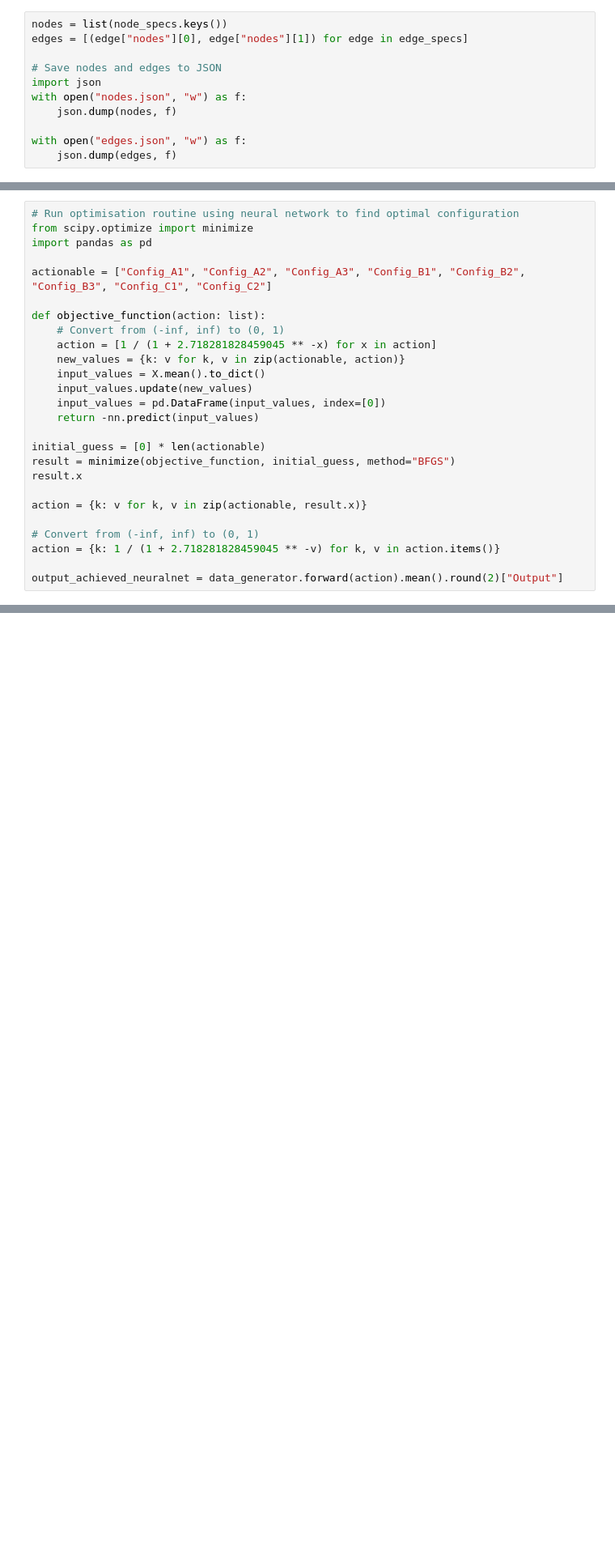
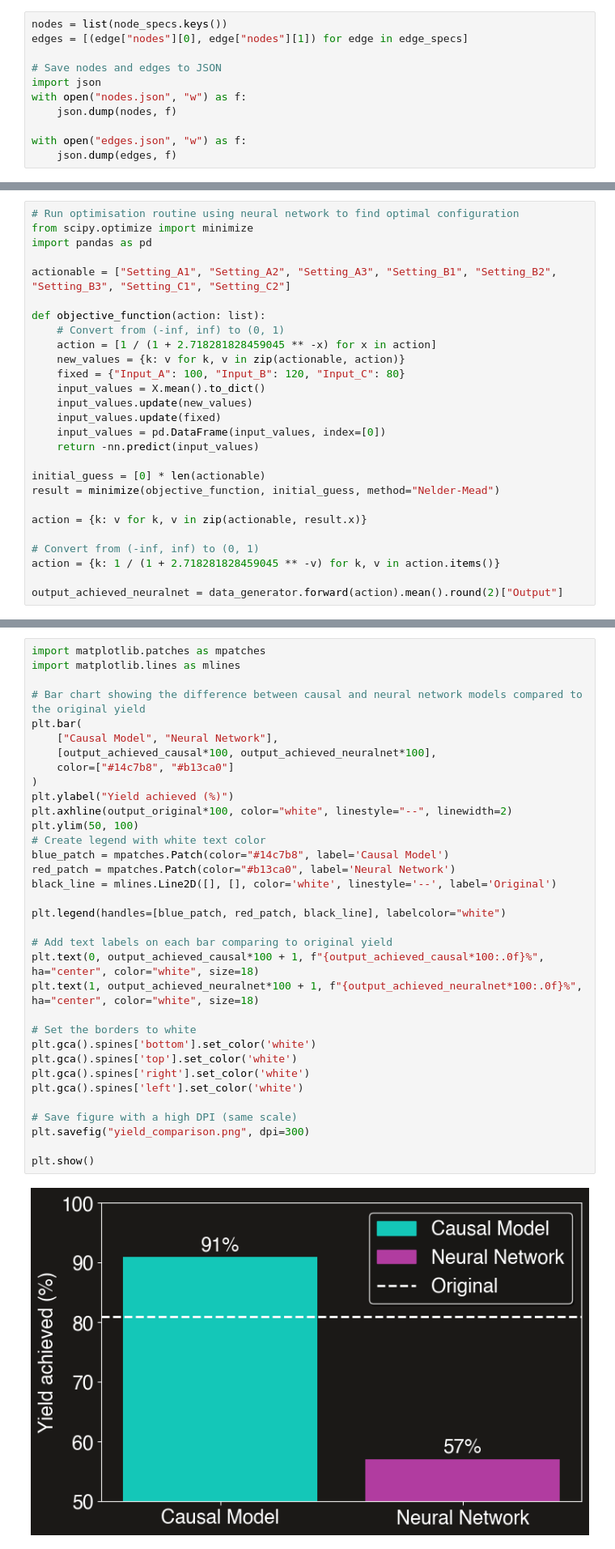
Before and after one commit to causalabs/causadb-examples, a Jupyter notebook: python/production_line/data.ipynb, the cells around one changed output, grey strips where cells are left out. Shown at 81% size. Drawn from its saved outputs; the diff is of its cells as text; blank space fills up the shorter version.

```diff
--- a/python/production_line/data.ipynb
+++ b/python/production_line/data.ipynb
@@ -141,20 +166,21 @@ output_original = data.head().mean().round(2)["Output"]
 from scipy.optimize import minimize
 import pandas as pd
 
-actionable = ["Config_A1", "Config_A2", "Config_A3", "Config_B1", "Config_B2", "Config_B3", "Config_C1", "Config_C2"]
+actionable = ["Setting_A1", "Setting_A2", "Setting_A3", "Setting_B1", "Setting_B2", "Setting_B3", "Setting_C1", "Setting_C2"]
 
 def objective_function(action: list):
     # Convert from (-inf, inf) to (0, 1)
     action = [1 / (1 + 2.718281828459045 ** -x) for x in action]
     new_values = {k: v for k, v in zip(actionable, action)}
+    fixed = {"Input_A": 100, "Input_B": 120, "Input_C": 80}
     input_values = X.mean().to_dict()
     input_values.update(new_values)
+    input_values.update(fixed)
     input_values = pd.DataFrame(input_values, index=[0])
     return -nn.predict(input_values)
 
 initial_guess = [0] * len(actionable)
-result = minimize(objective_function, initial_guess, method="BFGS")
-result.x
+result = minimize(objective_function, initial_guess, method="Nelder-Mead")
 
 action = {k: v for k, v in zip(actionable, result.x)}
 
@@ -170,0 +199,36 @@ print(f"Output achieved using neural network: {output_achieved_neuralnet}")
+# %%
+import matplotlib.patches as mpatches
+import matplotlib.lines as mlines
+
+# Bar chart showing the difference between causal and neural network models compared to the original yield
+plt.bar(
+    ["Causal Model", "Neural Network"],
+    [output_achieved_causal*100, output_achieved_neuralnet*100],
+    color=["#14c7b8", "#b13ca0"]
+)
+plt.ylabel("Yield achieved (%)")
+plt.axhline(output_original*100, color="white", linestyle="--", linewidth=2)
+plt.ylim(50, 100)
+# Create legend with white text color
+blue_patch = mpatches.Patch(color="#14c7b8", label='Causal Model')
+red_patch = mpatches.Patch(color="#b13ca0", label='Neural Network')
+black_line = mlines.Line2D([], [], color='white', linestyle='--', label='Original')
+
+plt.legend(handles=[blue_patch, red_patch, black_line], labelcolor="white")
+
+# Add text labels on each bar comparing to original yield
+plt.text(0, output_achieved_causal*100 + 1, f"{output_achieved_causal*100:.0f}%", ha="center", color="white", size=18)
+plt.text(1, output_achieved_neuralnet*100 + 1, f"{output_achieved_neuralnet*100:.0f}%", ha="center", color="white", size=18)
+
+# Set the borders to white
+plt.gca().spines['bottom'].set_color('white')
+plt.gca().spines['top'].set_color('white')
+plt.gca().spines['right'].set_color('white')
+plt.gca().spines['left'].set_color('white')
+
+# Save figure with a high DPI (same scale)
+plt.savefig("yield_comparison.png", dpi=300)
+
+plt.show()
+# %% [output]
+[figure, added]
```
Also changed, not shown: parts of 10 cells of this notebook, 8 other files.
